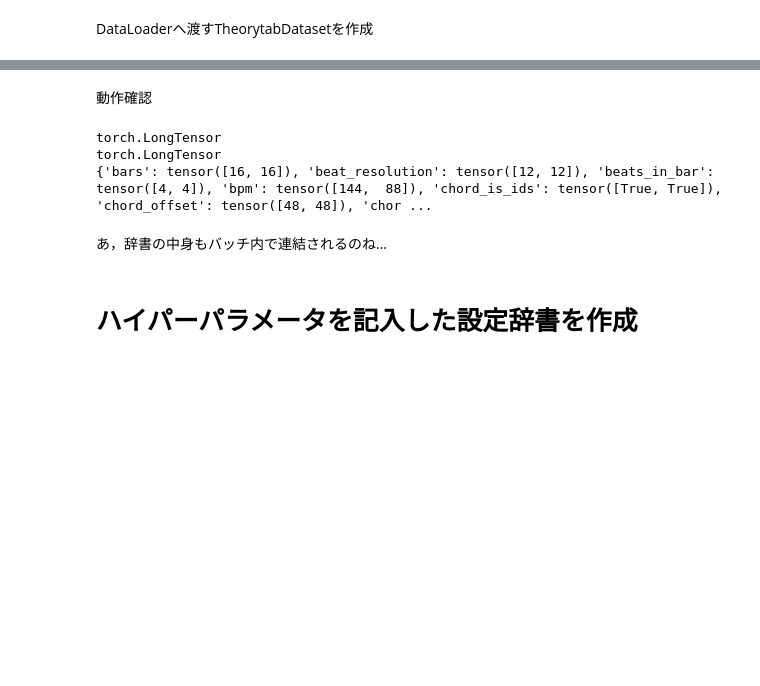
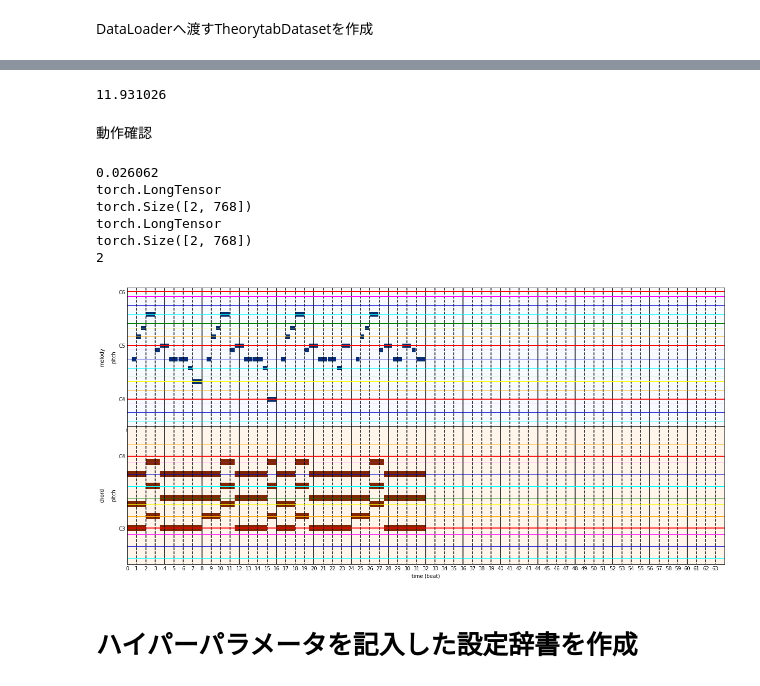
Before and after one commit to fuurin/schwbert, a Jupyter notebook: pretraining/theorytab.ipynb, the cells around one changed output, grey strips where cells are left out. Cells and saved outputs as stored; diff of their text form; code cells hidden in the pictures; blank space fills up the shorter version.

```diff
--- a/pretraining/theorytab.ipynb
+++ b/pretraining/theorytab.ipynb
@@ -59,6 +60,23 @@ class TheorytabDataset(Dataset):
         self.data = bundles
         self.data_num = len(bundles)
         self.include_meta = include_meta
+
+    def add_note_areas_to_meta(self, include_rest=False):
+        # ステップを音符ごとに分ける
+        for b, bundle in enumerate(self.data):
+            note_areas = []
+            last_pitch = None
+            lowest, highest = bundle['meta']['melody_pitch_range']
+            rest_id = bundle['meta']['melody_pitch_rest']
+
+            for step, pitch in enumerate(bundle['melody']):
+                if (lowest <= pitch <= highest) or (include_rest and pitch == rest_id):
+                    if last_pitch != pitch:
+                        note_areas.append([])
+                    note_areas[-1].append(step)
+                last_pitch = pitch
+
+            self.data[b]['meta']['note_areas'] = note_areas
 
     def __len__(self):
         return self.data_num
@@ -70,5 +88,5 @@ class TheorytabDataset(Dataset):
         if self.include_meta:
             meta = self.data[idx]['meta']
             return melody, chord, meta
-
-        return melody, chord
+        else:
+            return melody, chord
@@ -75,19 +144,39 @@ class TheorytabDataset(Dataset):
 # %%
 dataset = TheorytabDataset(bundle_list, include_meta=True)
-dataloader = DataLoader(dataset, batch_size=2, shuffle=True)
+with Timer():
+    dataset.add_note_areas_to_meta(include_rest=True)
+# %% [output]
+11.931026
+# %%
+dataloader = TheorytabDataLoader(dataset, batch_size=2, shuffle=True)
 # %% [markdown]
 動作確認
-# %%
-melody_batch, chord_batch, meta_batch = next(dataloader.__iter__())
-print(melody_batch.type())
-print(chord_batch.type())
-print(meta_batch)
-# %% [output]
-torch.LongTensor
-torch.LongTensor
-{'bars': tensor([16, 16]), 'beat_resolution': tensor([12, 12]), 'beats_in_bar': tensor([4, 4]), 'bpm': tensor([144,  88]), 'chord_is_ids': tensor([True, True]), 'chord_offset': tensor([48, 48]), 'chor ...
-# %% [markdown]
-あ，辞書の中身もバッチ内で連結されるのね…
+# %%
+with Timer():
+    batch = dataloader()
+print(batch.melody.type())
+print(batch.melody.size())
+print(batch.chord.type())
+print(batch.chord.size())
+print(len(batch.meta))
+# %% [output]
+0.026062
+torch.LongTensor
+torch.Size([2, 768])
+torch.LongTensor
+torch.Size([2, 768])
+2
+# %%
+batch_id = 0
+bundle = Bundle({
+    "melody": batch.melody[batch_id],
+    "chord": batch.chord[batch_id],
+    "meta": batch.meta[batch_id]
+})
+ppr = bundle.get_ppr()
+grid_plot(ppr)
+# %% [output]
+[figure, added]
 # %% [markdown]
 # ハイパーパラメータを記入した設定辞書を作成
 # %%
```
Also changed, not shown: parts of 23 cells of this notebook, 1 other file.
